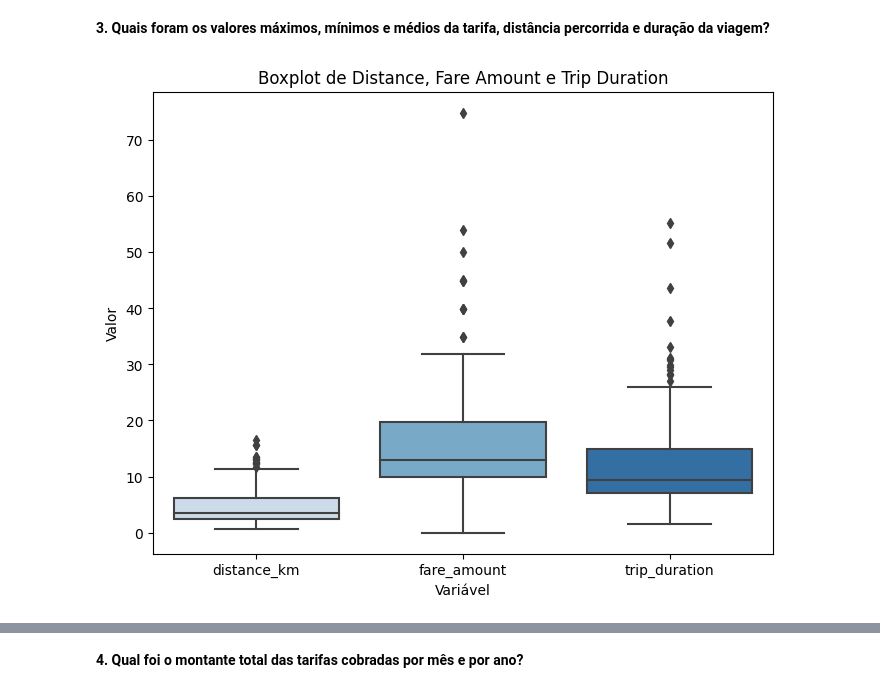
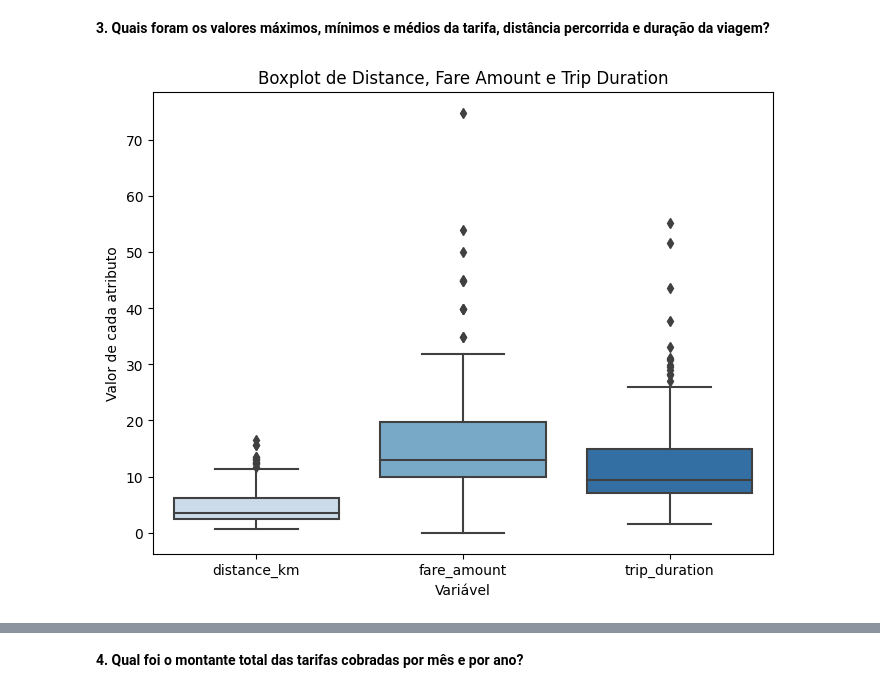
Before and after one commit to vivalladarez/uber-data-analysis, a Jupyter notebook: data_analysis.ipynb, the cells around one changed output, grey strips where cells are left out. Drawn from its saved outputs; the diff is of its cells as text; code cells hidden in the pictures.

```diff
--- a/data_analysis.ipynb
+++ b/data_analysis.ipynb
@@ -379,12 +387,12 @@ De acordo com o gráfico, observa-se um baixo uso do aplicativo nos anos de 2020
 # %%
 # Obervação das distribuição de valores
 
 # Gráfico de boxplot para as colunas de interesse
 plt.figure(figsize=(8, 6))
 sns.boxplot(data=uber_df[['distance_km', 'fare_amount', 'trip_duration']], palette='Blues')
 plt.title('Boxplot de Distance, Fare Amount e Trip Duration')
-plt.ylabel('Valor')
+plt.ylabel('Valor de cada atributo')
 plt.xlabel('Variável')
 plt.show()
 # %% [output]
-[figure, old version]
+[figure, new version]
```
Also changed, not shown: parts of 17 cells of this notebook.
